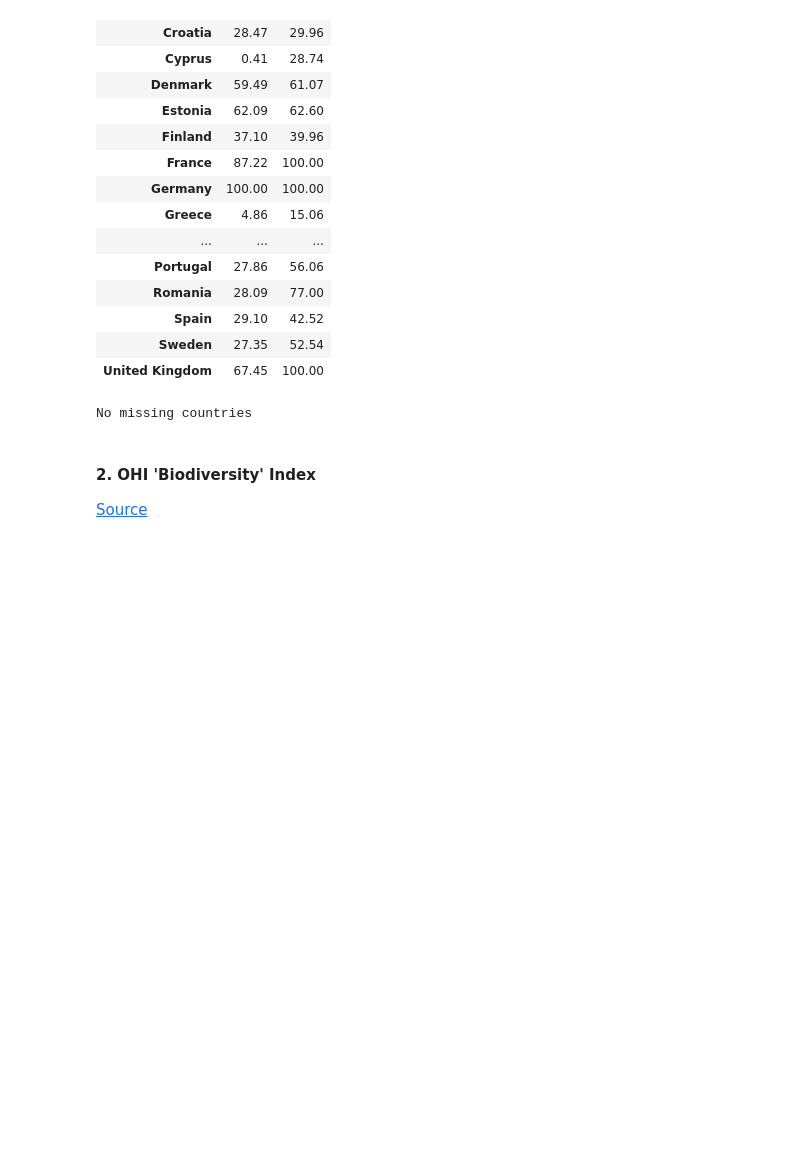
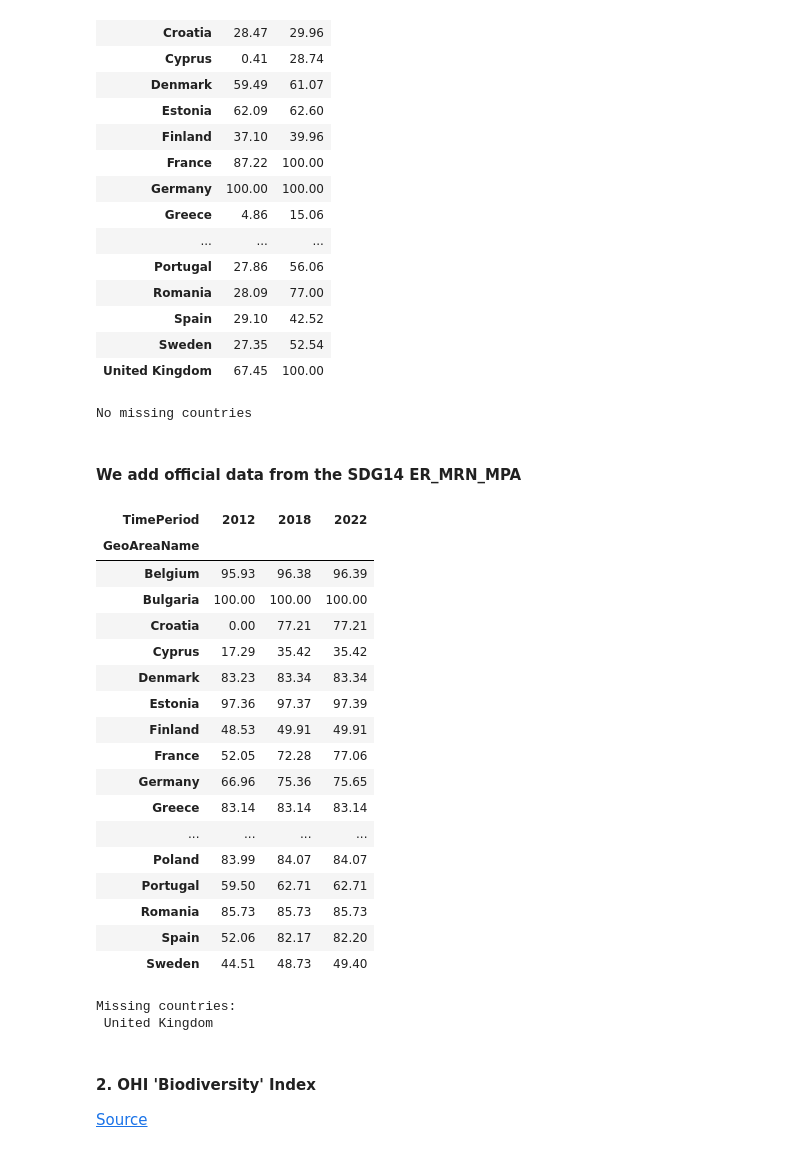
Before and after one commit to isaldiviagonzatti/sdg14, a Jupyter notebook: code/exploreSDG14.ipynb, the cells around one changed output. Cells and saved outputs as stored; diff of their text form; code cells hidden in the pictures; blank space fills up the shorter version.

Commit message:
added MSP data

```diff
--- a/code/exploreSDG14.ipynb
+++ b/code/exploreSDG14.ipynb
@@ -669,6 +729,49 @@ missingCountries(mpa)
 | Sweden | 27.35 | 52.54 |
 | United Kingdom | 67.45 | 100.00 |
 No missing countries
+# %% [markdown]
+#### We add official data from the SDG14 ER_MRN_MPA
+# %%
+sdg14check = sdg14[sdg14["GeoAreaName"].isin(countries)]
+sdg14check.loc[
+    sdg14check["GeoAreaName"].str.contains(r"^(?=.*United)(?=.*Kingdom)"), "GeoAreaName"
+] = "United Kingdom"
+kbaMPA = sdg14check[sdg14check["SeriesCode"] == "ER_MRN_MPA"].pivot_table(
+    columns="TimePeriod", index="GeoAreaName", values="Value", aggfunc="mean"
+)
+# kbaMPA[[2012, 2018, 2022]]
+# apply max-min transformation, 0-100 scale with 0=worst, 100=best
+kbaMPA = (
+    (kbaMPA.loc[:, 2012:2022] - kbaMPA.loc[:, 2012:2022].min().min())
+    / (
+        kbaMPA.loc[:, 2012:2022].max().max()
+        - kbaMPA.loc[:, 2012:2022].min().min()
+    )
+    * 100
+).round(2)
+kbaMPA[[2012, 2018, 2022]]
+missingCountries(kbaMPA)
+# %% [output]
+| TimePeriod | 2012 | 2018 | 2022 |
+| GeoAreaName |  |  |  |
+| Belgium | 95.93 | 96.38 | 96.39 |
+| Bulgaria | 100.00 | 100.00 | 100.00 |
+| Croatia | 0.00 | 77.21 | 77.21 |
+| Cyprus | 17.29 | 35.42 | 35.42 |
+| Denmark | 83.23 | 83.34 | 83.34 |
+| Estonia | 97.36 | 97.37 | 97.39 |
+| Finland | 48.53 | 49.91 | 49.91 |
+| France | 52.05 | 72.28 | 77.06 |
+| Germany | 66.96 | 75.36 | 75.65 |
+| Greece | 83.14 | 83.14 | 83.14 |
+| ... | ... | ... | ... |
+| Poland | 83.99 | 84.07 | 84.07 |
+| Portugal | 59.50 | 62.71 | 62.71 |
+| Romania | 85.73 | 85.73 | 85.73 |
+| Spain | 52.06 | 82.17 | 82.20 |
+| Sweden | 44.51 | 48.73 | 49.40 |
+Missing countries:
+ United Kingdom
 # %% [markdown]
 #### 2. OHI 'Biodiversity' Index
 
```
Also changed, not shown: parts of 9 cells of this notebook, 1 other file.
